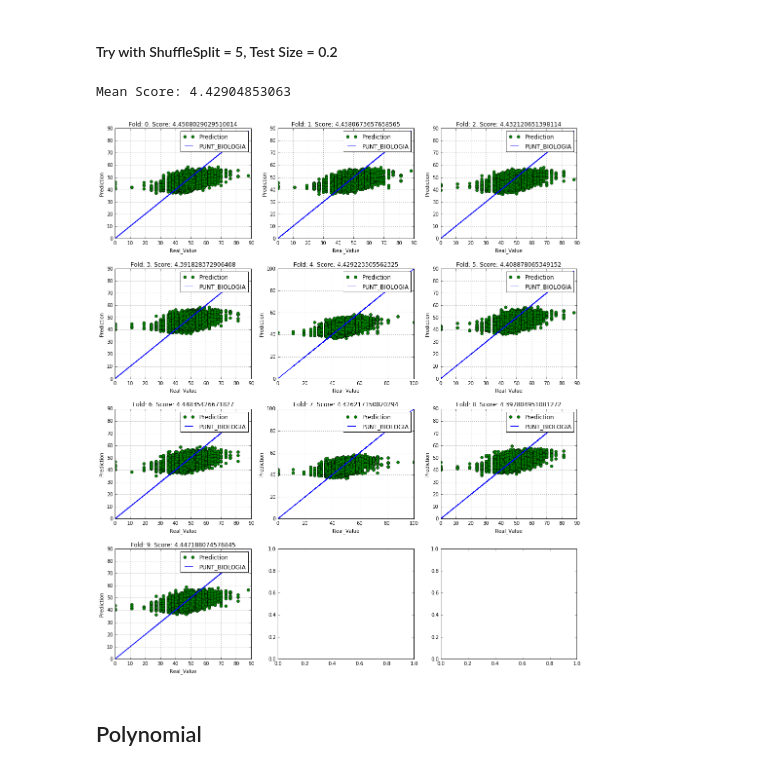
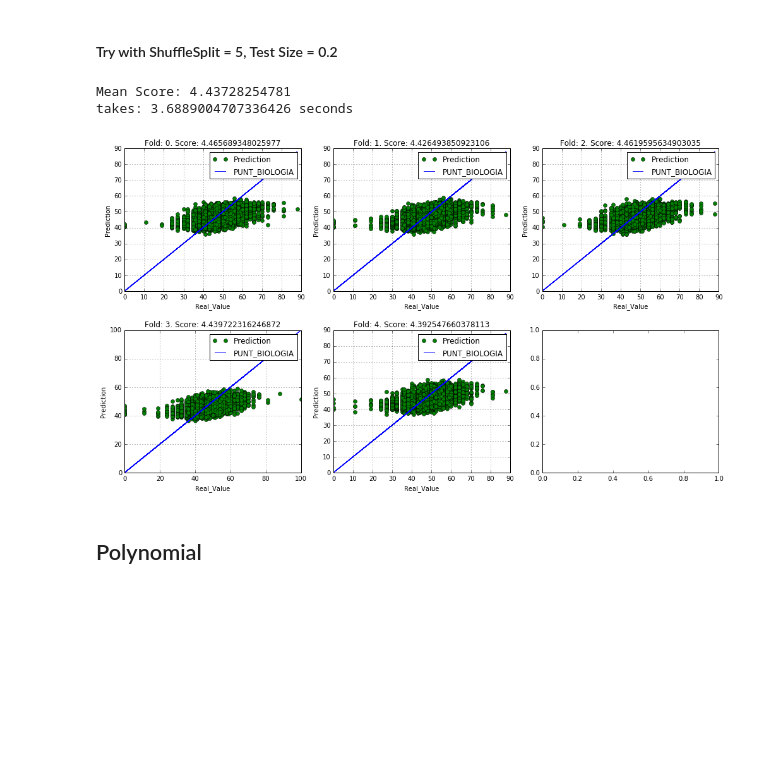
Before and after one commit to AronForero/ICFESProject, a Jupyter notebook: New_Project/Descriptive_Analisis/Analysis/Linear_Regression.ipynb, the cells around one changed output. Drawn from its saved outputs; the diff is of its cells as text; code cells hidden in the pictures; blank space fills up the shorter version.

```diff
--- a/New_Project/Descriptive_Analisis/Analysis/Linear_Regression.ipynb
+++ b/New_Project/Descriptive_Analisis/Analysis/Linear_Regression.ipynb
@@ -49,12 +49,15 @@ Mean Score: 4.43226003544
 # %% [markdown]
 #### Try with ShuffleSplit = 5, Test Size = 0.2
 # %%
+st = time()
 rs = ShuffleSplit(n = X.shape[0], n_iter=5, test_size=0.2)
 Lr = LinearRegression()
 plot_predictions_KF(Lr, 'PUNT_BIOLOGIA', X, Y, rs)
+print('takes:',time()-st, 'seconds')
 # %% [output]
-Mean Score: 4.42904853063
+Mean Score: 4.43728254781
+takes: 3.6889004707336426 seconds
-[figure, old version]
+[figure, new version]
 # %% [markdown]
 ## Polynomial
 # %%
```
Also changed, not shown: parts of 8 cells of this notebook, 2 other files.
